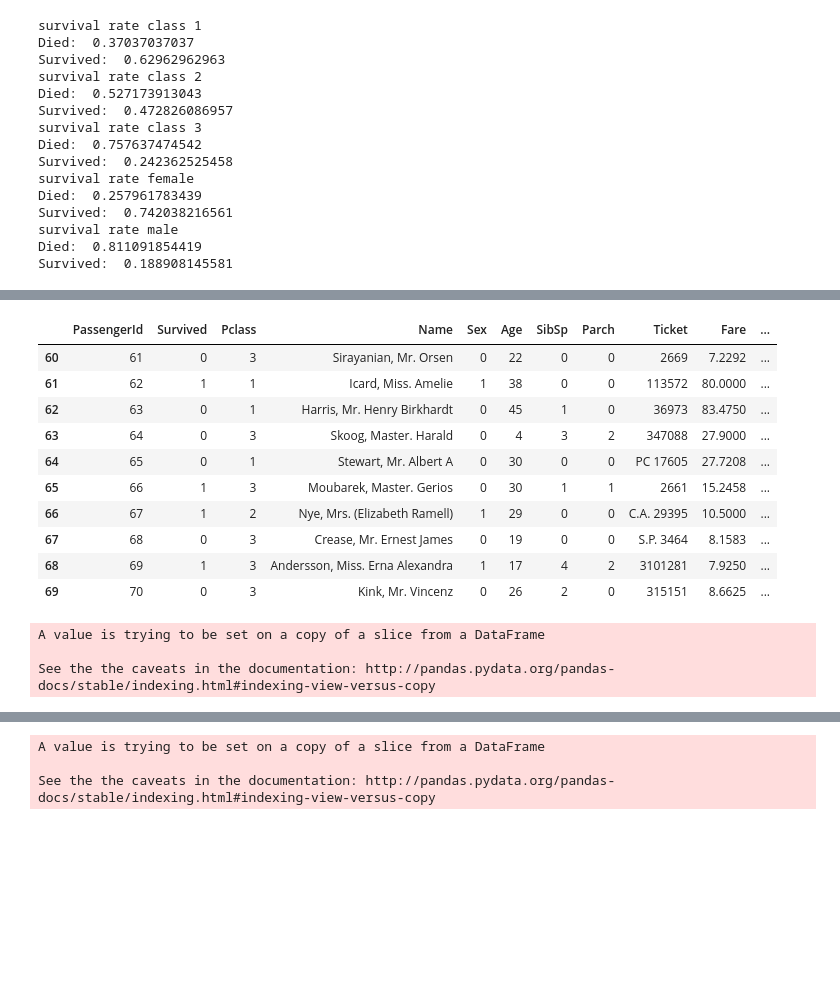
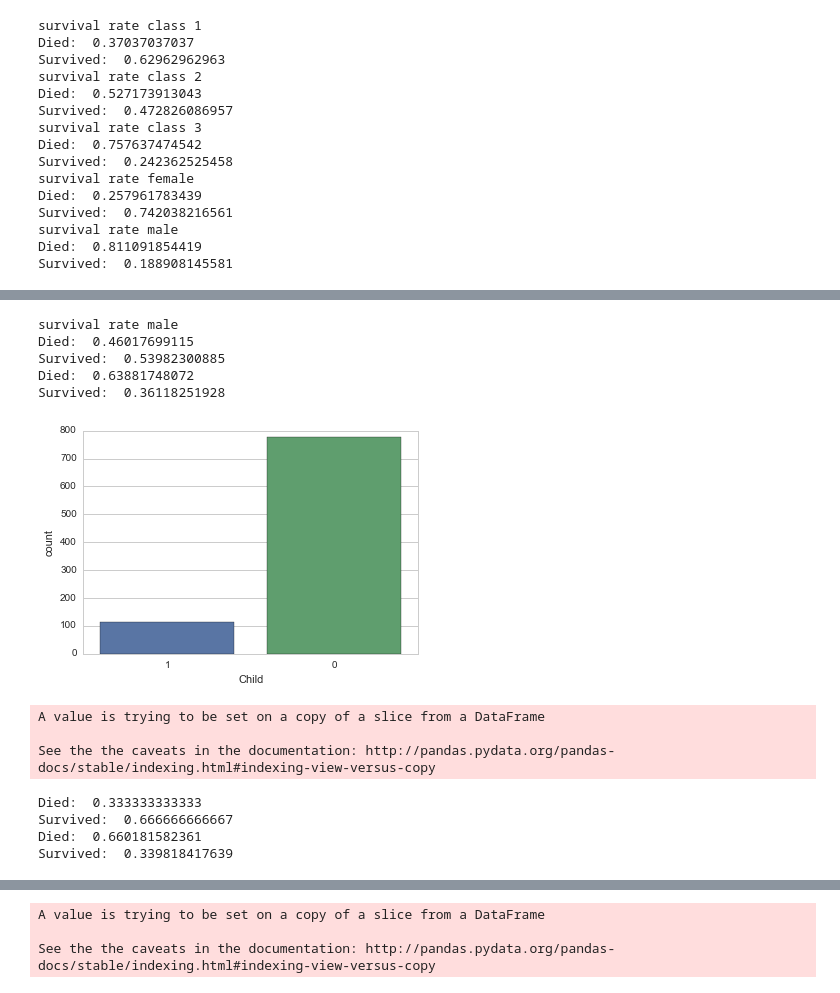
Before and after one commit to jliebal/titanic, a Jupyter notebook: kaggle_titanic.ipynb, the cells around one changed output, grey strips where cells are left out. Cells and saved outputs as stored; diff of their text form; code cells hidden in the pictures; blank space fills up the shorter version.

```diff
--- a/kaggle_titanic.ipynb
+++ b/kaggle_titanic.ipynb
@@ -94,13 +88,25 @@ Name: Age, dtype: float64
 # %%
 
 # All the ages with no data make the median of the data
 mean_age=titanic_df['Age'].mean()
 mean_age=round(mean_age)
 titanic_df.loc[np.isnan(titanic_df.Age), 'Age'] = mean_age
 titanic_df['Child']=titanic_df['Age']
 
 titanic_df.loc[titanic_df.Child < 18, 'Child'] = 1#is a child
 titanic_df.loc[titanic_df.Child > 17, 'Child'] = 0# is an adult
+sns.countplot(x='Child', data=titanic_df, order=[1,0])
+print "survival rate male"
+#calculate fraction of childrend/adults which survived
+surviver_prob("Child","Survived",1)#for child
+surviver_prob("Child","Survived",0)#for adults
+# %% [output]
+survival rate male
+Died:  0.46017699115
+Survived:  0.53982300885
+Died:  0.63881748072
+Survived:  0.36118251928
+[figure, added]
 # %%
 # Convert strings to numbers so we can perform computational analysis
 # The gender classifier in column 3: Male = 0, female = 1:
@@ -118,18 +124,10 @@ mean_embarked=titanic_df['Embarked'].mean()
 mean_embarked=round(mean_embarked)
 titanic_df.loc[pd.isnull(titanic_df.Embarked), 'Embarked'] = mean_embarked
 titanic_df[60:70]
+#####replace nas in fare by mean value
+mean_fare=titanic_df['Fare'].mean()
+mean_fare=round(mean_age)
+titanic_df.loc[np.isnan(titanic_df.Fare), 'Fare'] = mean_fare
-# %% [output]
-|  | PassengerId | Survived | Pclass | Name | Sex | Age | SibSp | Parch | Ticket | Fare | ... |
-| 60 | 61 | 0 | 3 | Sirayanian, Mr. Orsen | 0 | 22 | 0 | 0 | 2669 | 7.2292 | ... |
-| 61 | 62 | 1 | 1 | Icard, Miss. Amelie | 1 | 38 | 0 | 0 | 113572 | 80.0000 | ... |
-| 62 | 63 | 0 | 1 | Harris, Mr. Henry Birkhardt | 0 | 45 | 1 | 0 | 36973 | 83.4750 | ... |
-| 63 | 64 | 0 | 3 | Skoog, Master. Harald | 0 | 4 | 3 | 2 | 347088 | 27.9000 | ... |
-| 64 | 65 | 0 | 1 | Stewart, Mr. Albert A | 0 | 30 | 0 | 0 | PC 17605 | 27.7208 | ... |
-| 65 | 66 | 1 | 3 | Moubarek, Master. Gerios | 0 | 30 | 1 | 1 | 2661 | 15.2458 | ... |
-| 66 | 67 | 1 | 2 | Nye, Mrs. (Elizabeth Ramell) | 1 | 29 | 0 | 0 | C.A. 29395 | 10.5000 | ... |
-| 67 | 68 | 0 | 3 | Crease, Mr. Ernest James | 0 | 19 | 0 | 0 | S.P. 3464 | 8.1583 | ... |
-| 68 | 69 | 1 | 3 | Andersson, Miss. Erna Alexandra | 1 | 17 | 4 | 2 | 3101281 | 7.9250 | ... |
-| 69 | 70 | 0 | 3 | Kink, Mr. Vincenz | 0 | 26 | 2 | 0 | 315151 | 8.6625 | ... |
 # %%
 #additional name information
 titanic_df["Title"]=titanic_df["Name"]
@@ -159,3 +157,12 @@ titanic_df["Mother"]=titanic_df["SibSp"]
 titanic_df.loc[(titanic_df.Parch >0) & (titanic_df.Sex==1),'Mother']=1
 titanic_df.loc[(titanic_df.Parch ==0) | (titanic_df.Sex!=1),'Mother']=0
 #titanic_df.loc[titanic_df.Sex != 1 or titanic_df.Parch == 0 or np.isnan(titanic_df.Parch),'Mother']=0 #no mother
+
+##fraction of women with child who survived
+surviver_prob("Mother","Survived",1)#Mother
+surviver_prob("Mother","Survived",0)#all others
+# %% [output]
+Died:  0.333333333333
+Survived:  0.666666666667
+Died:  0.660181582361
+Survived:  0.339818417639
```
Also changed, not shown: parts of 7 cells of this notebook, 1 other file.
